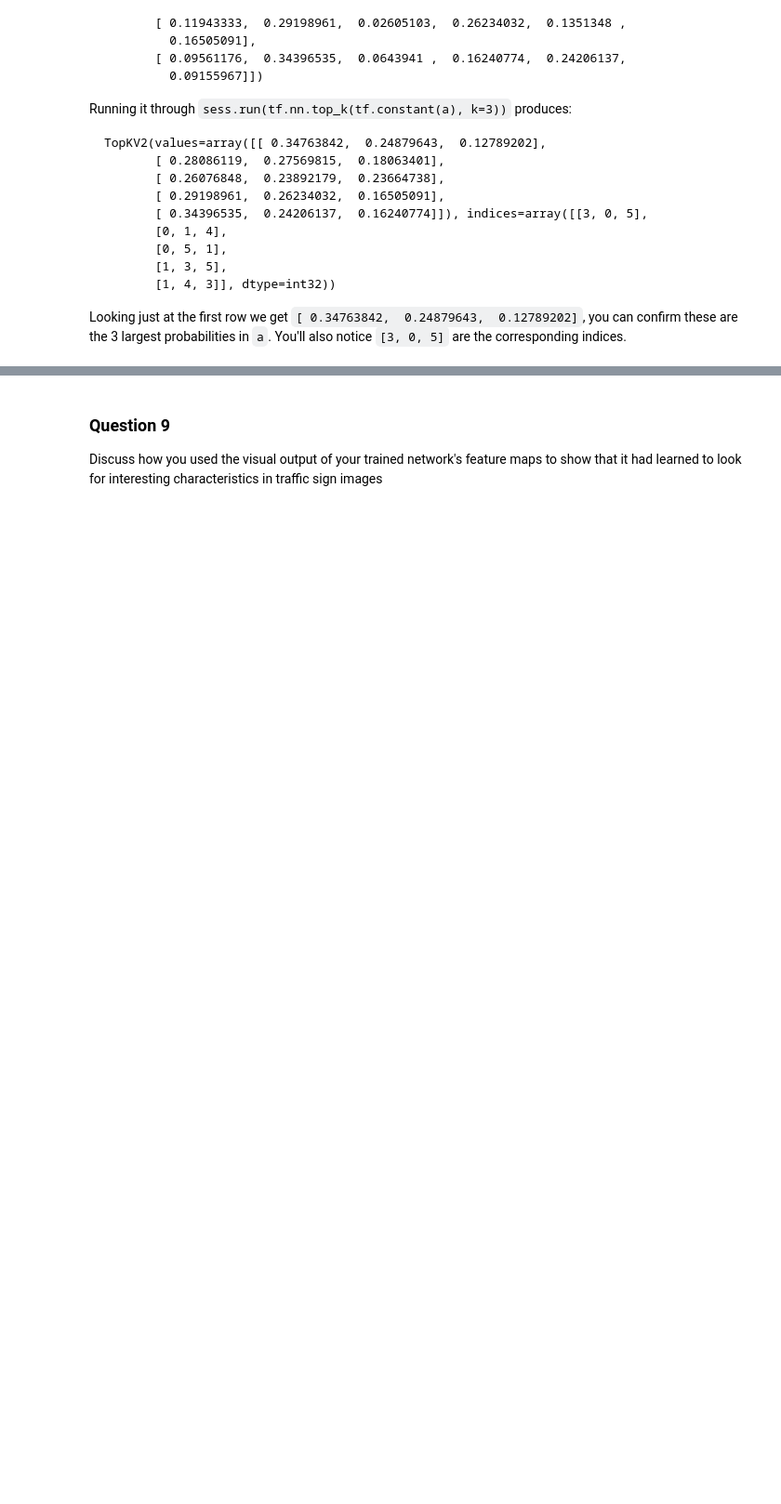
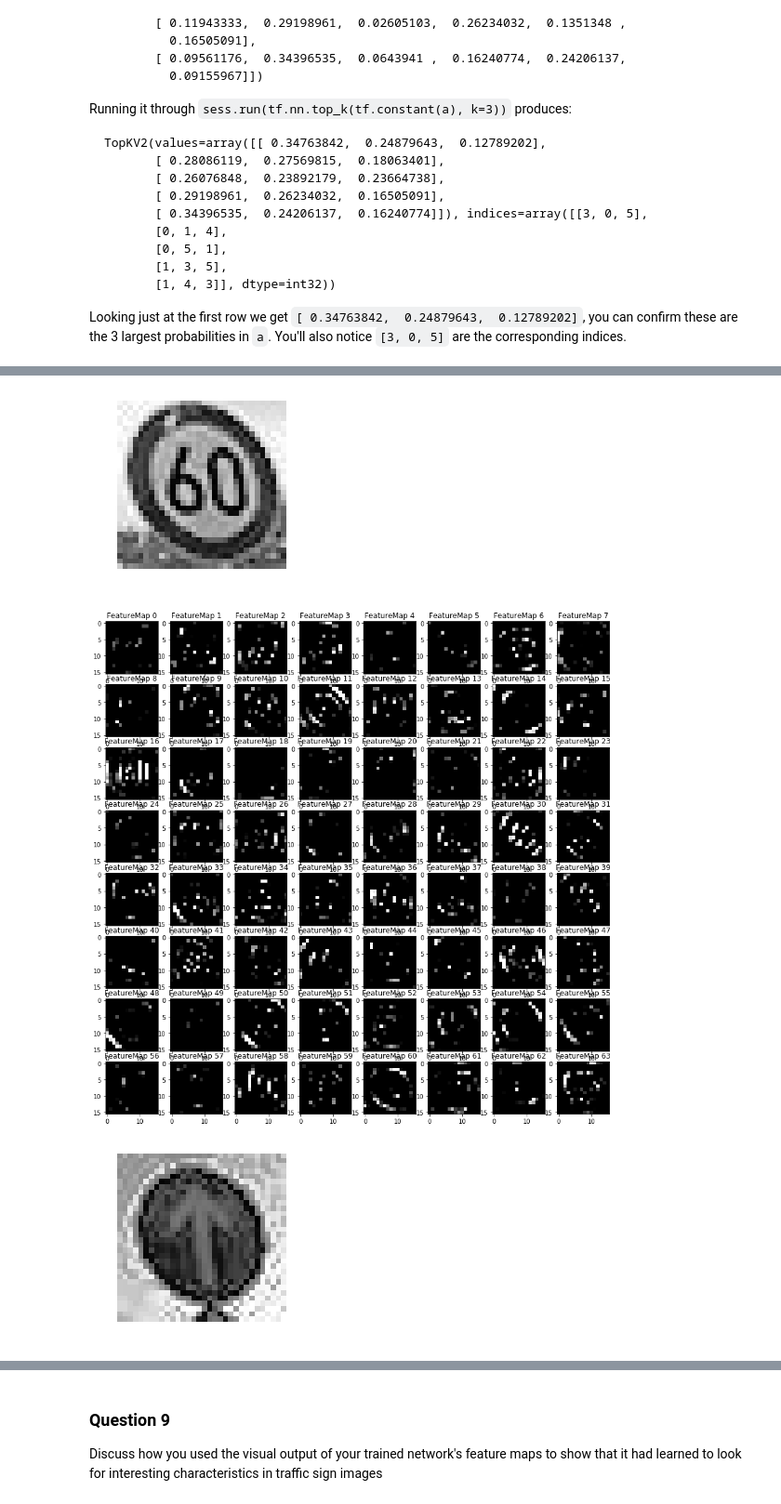
Before and after one commit to killermonkeys/CarND-Traffic-Sign-Classifier-Project, a Jupyter notebook: Traffic_Sign_Classifier.ipynb, the cells around one changed output, grey strips where cells are left out. Shown: that part at 93% size. Saved outputs shown, nothing was run; the diff lists cells and outputs as text; code cells hidden in the pictures; blank space fills up the shorter version.

```diff
--- a/Traffic_Sign_Classifier.ipynb
+++ b/Traffic_Sign_Classifier.ipynb
@@ -478,29 +600,58 @@ For an example of what feature map outputs look like, check out NVIDIA's results
 # %%
 ### Visualize your network's feature maps here.
 ### Feel free to use as many code cells as needed.
 
 # image_input: the test image being fed into the network to produce the feature maps
 # tf_activation: should be a tf variable name used during your training procedure that represents the calculated state of a specific weight layer
 # activation_min/max: can be used to view the activation contrast in more detail, by default matplot sets min and max to the actual min and max values of the output
 # plt_num: used to plot out multiple different weight feature map sets on the same block, just extend the plt number for each new feature map entry
 
-def outputFeatureMap(image_input, tf_activation, activation_min=-1, activation_max=-1 ,plt_num=1):
+import math
+def outputFeatureMap(image_input, tf_activation, activation_min=-1.0, activation_max=-1.0 ,plt_num=1):
     # Here make sure to preprocess your image_input in a way your network expects
     # with size, normalization, ect if needed
     # image_input =
     # Note: x should be the same name as your network's tensorflow data placeholder variable
     # If you get an error tf_activation is not defined it maybe having trouble accessing the variable from inside a function
-    activation = tf_activation.eval(session=sess,feed_dict={x : image_input})
+    activation = tf_activation.eval(session=sess,feed_dict={x: np.reshape(image_input,[1,32,32,1]), keep_prob: 1.0})
     featuremaps = activation.shape[3]
     plt.figure(plt_num, figsize=(15,15))
+    cols = 8
+    rows = math.ceil(featuremaps / cols)
     for featuremap in range(featuremaps):
-        plt.subplot(6,8, featuremap+1) # sets the number of feature maps to show on each row and column
+        plt.subplot(rows,cols, featuremap+1) # sets the number of feature maps to show on each row and column
         plt.title('FeatureMap ' + str(featuremap)) # displays the feature map number
-        if activation_min != -1 & activation_max != -1:
+        if activation_min != -1.0 and activation_max != -1.0:
             plt.imshow(activation[0,:,:, featuremap], interpolation="nearest", vmin =activation_min, vmax=activation_max, cmap="gray")
-        elif activation_max != -1:
+        elif activation_max != -1.0:
             plt.imshow(activation[0,:,:, featuremap], interpolation="nearest", vmax=activation_max, cmap="gray")
-        elif activation_min !=-1:
+        elif activation_min !=-1.0:
             plt.imshow(activation[0,:,:, featuremap], interpolation="nearest", vmin=activation_min, cmap="gray")
         else:
             plt.imshow(activation[0,:,:, featuremap], interpolation="nearest", cmap="gray")
+    plt.show()
+
+def showInput(image):
+    fig = plt.figure(figsize=(11, 3), dpi=80)
+    imgplt = plt.imshow(image, cmap=plt.get_cmap('gray'))
+    plt.axis('off')
+    plt.show()
+
+with tf.Session() as sess:
+    saver.restore(sess, './lenet')
+
+    showInput(X_test2[9,:,:,0])
+    outputFeatureMap(X_test2[9], layer2, activation_min=0.0, activation_max=0.7)
+
+    showInput(X_test2[10,:,:,0])
+    outputFeatureMap(X_test2[10], layer2, activation_min=0.0, activation_max=0.7)
+
+    showInput(X_test2[6,:,:,0])
+    outputFeatureMap(X_test2[6], layer2, activation_min=0.0, activation_max=0.7)
+
+    showInput(X_test2[12,:,:,0])
+    outputFeatureMap(X_test2[12], layer2, activation_min=0.0, activation_max=0.7)
+# %% [output]
+[figure, added]
+[figure, added]
+[figure, added]
```
Also changed, not shown: parts of 19 cells of this notebook, 27 other files.
